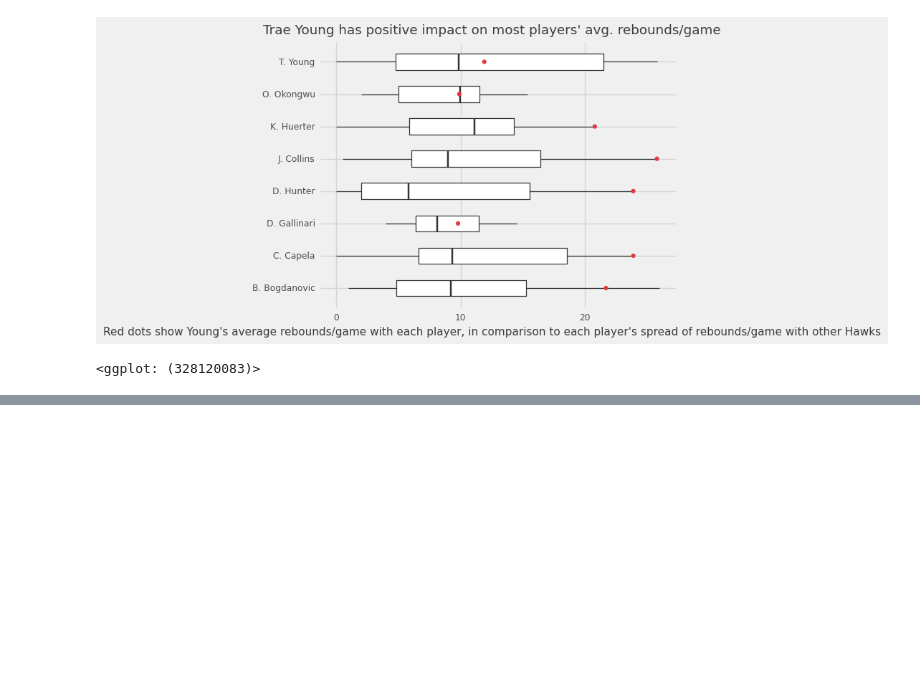
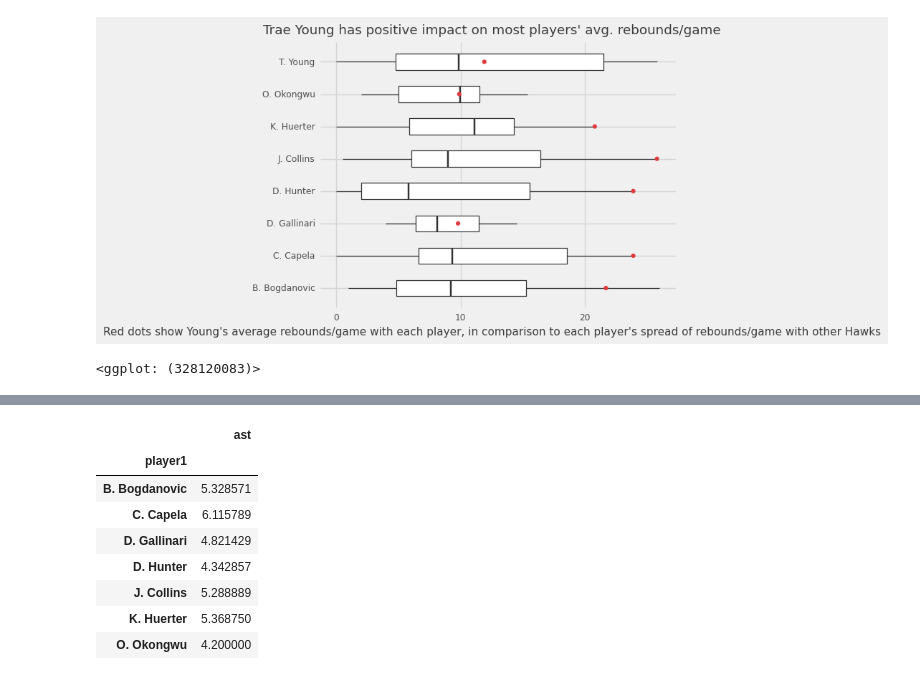
Before and after one commit to jessieblaeser/Trae-Young-Impact, a Jupyter notebook: analysis/Assessing lineups, 2021-22 season.ipynb, the cells around one changed output, grey strips where cells are left out. Saved outputs shown, nothing was run; the diff lists cells and outputs as text; code cells hidden in the pictures; blank space fills up the shorter version.

```diff
--- a/analysis/Assessing lineups, 2021-22 season.ipynb
+++ b/analysis/Assessing lineups, 2021-22 season.ipynb
@@ -803,0 +762,15 @@ chart
+# %%
+#Adding avg assists per game with and without Trae in partnerships
+
+df1 = working_df[working_df['trae'] == 0].groupby(by='player1')['ast'].mean().to_frame()
+df1
+# %% [output]
+|  | ast |
+| player1 |  |
+| B. Bogdanovic | 5.328571 |
+| C. Capela | 6.115789 |
+| D. Gallinari | 4.821429 |
+| D. Hunter | 4.342857 |
+| J. Collins | 5.288889 |
+| K. Huerter | 5.368750 |
+| O. Okongwu | 4.200000 |
```
Also changed, not shown: parts of 40 cells of this notebook, 7 other files.
